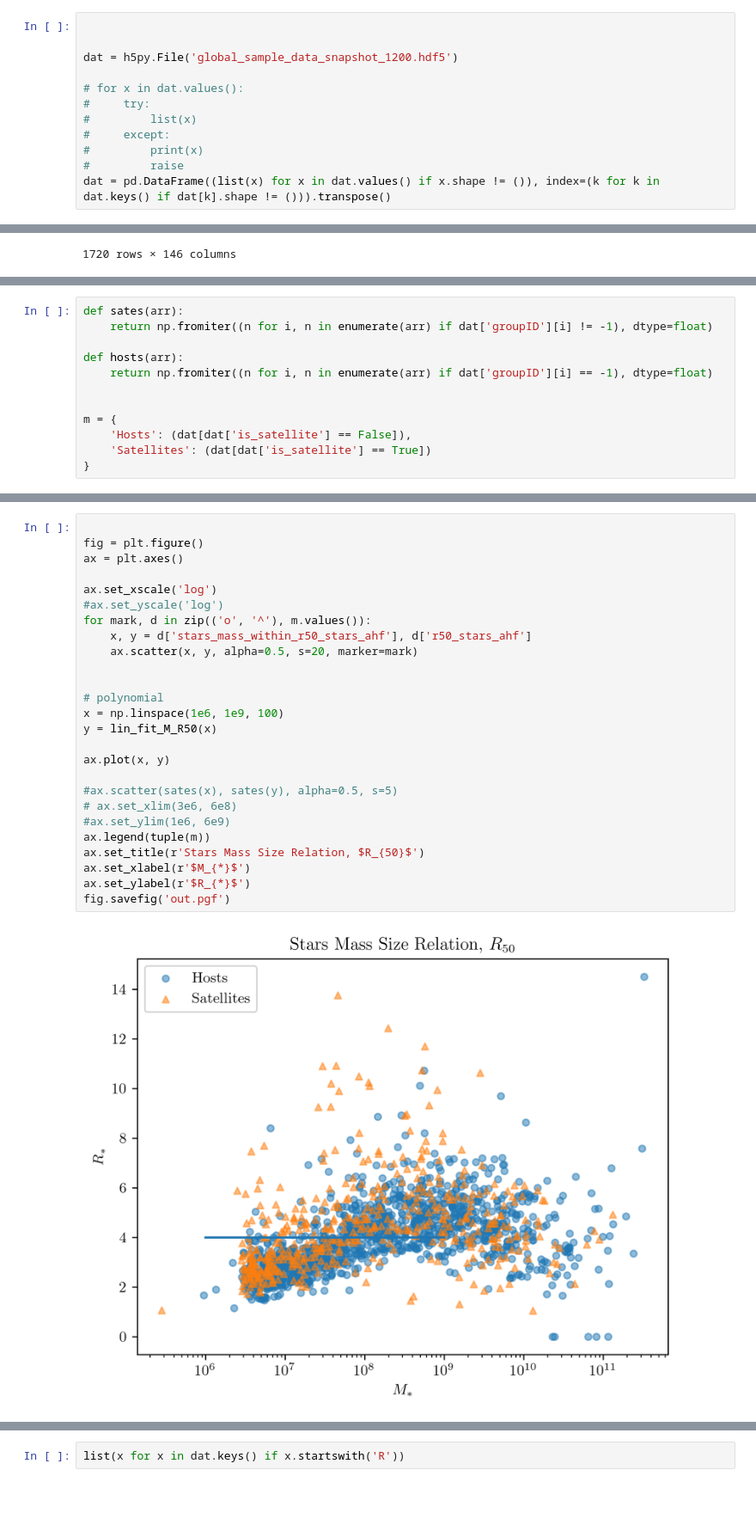
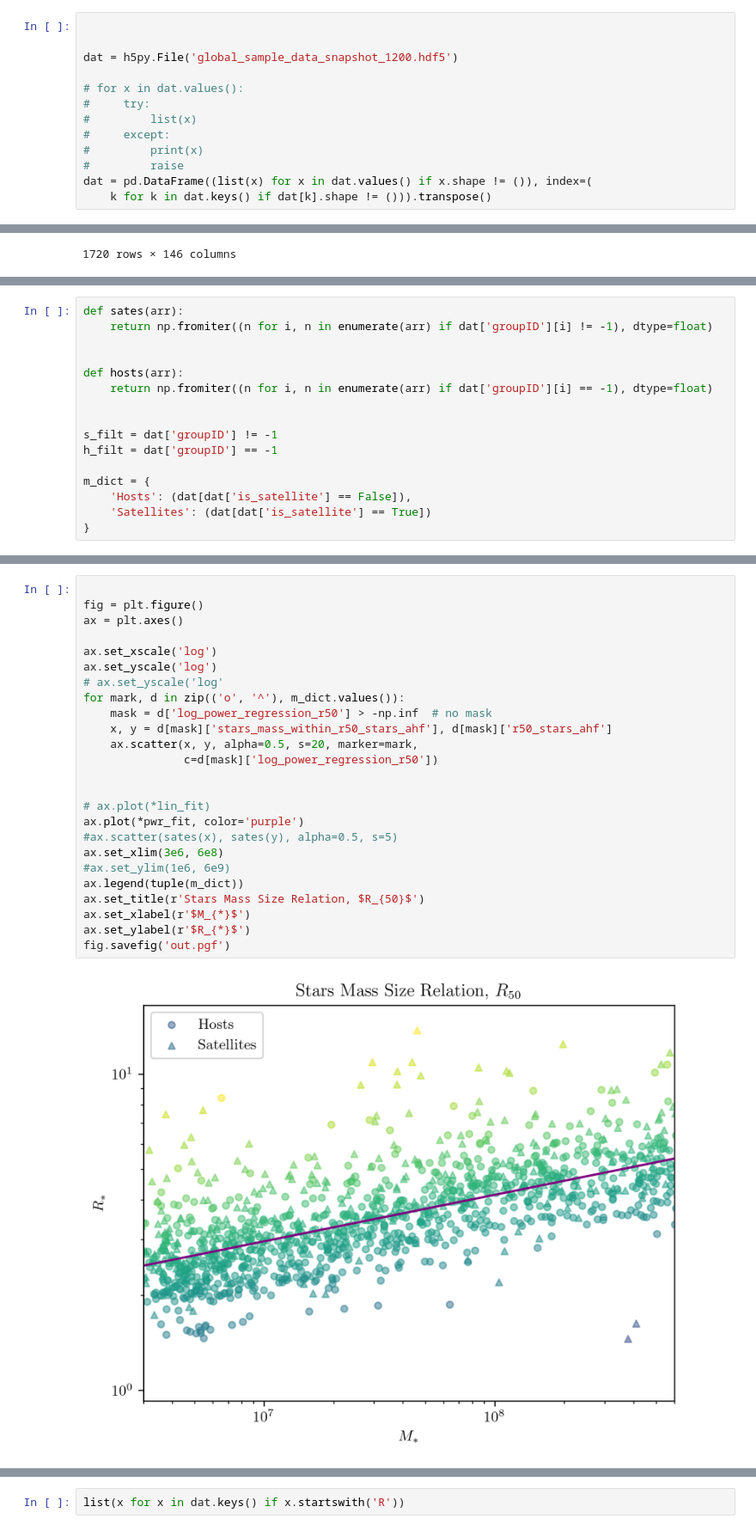
Before and after one commit to mkzeender/thesis, a Jupyter notebook: root_graph.ipynb, the cells around one changed output, grey strips where cells are left out. Shown at 86% size. Saved outputs shown, nothing was run; the diff lists cells and outputs as text; blank space fills up the shorter version.

```diff
--- a/root_graph.ipynb
+++ b/root_graph.ipynb
@@ -33,7 +35,8 @@ dat = h5py.File('global_sample_data_snapshot_1200.hdf5')
 #     except:
 #         print(x)
 #         raise
-dat = pd.DataFrame((list(x) for x in dat.values() if x.shape != ()), index=(k for k in dat.keys() if dat[k].shape != ())).transpose()
+dat = pd.DataFrame((list(x) for x in dat.values() if x.shape != ()), index=(
+    k for k in dat.keys() if dat[k].shape != ())).transpose()
 # %%
 dat['is_satellite'] = dat['groupID'] != -1
 
@@ -78,12 +107,16 @@ list(dat.columns)
 # %%
 def sates(arr):
     return np.fromiter((n for i, n in enumerate(arr) if dat['groupID'][i] != -1), dtype=float)
+
 
 def hosts(arr):
     return np.fromiter((n for i, n in enumerate(arr) if dat['groupID'][i] == -1), dtype=float)
 
 
-m = {
+s_filt = dat['groupID'] != -1
+h_filt = dat['groupID'] == -1
+
+m_dict = {
     'Hosts': (dat[dat['is_satellite'] == False]),
     'Satellites': (dat[dat['is_satellite'] == True])
 }
@@ -99,28 +123,27 @@ array([3.99359991e+00, 7.83554784e-12])
 # %%
 
 fig = plt.figure()
 ax = plt.axes()
 
 ax.set_xscale('log')
-#ax.set_yscale('log')
-for mark, d in zip(('o', '^'), m.values()):
-    x, y = d['stars_mass_within_r50_stars_ahf'], d['r50_stars_ahf']
-    ax.scatter(x, y, alpha=0.5, s=20, marker=mark)
+ax.set_yscale('log')
+# ax.set_yscale('log'
+for mark, d in zip(('o', '^'), m_dict.values()):
+    mask = d['log_power_regression_r50'] > -np.inf  # no mask
+    x, y = d[mask]['stars_mass_within_r50_stars_ahf'], d[mask]['r50_stars_ahf']
+    ax.scatter(x, y, alpha=0.5, s=20, marker=mark,
+               c=d[mask]['log_power_regression_r50'])
 
 
-# polynomial
-x = np.linspace(1e6, 1e9, 100)
-y = lin_fit_M_R50(x)
-
-ax.plot(x, y)
-
+# ax.plot(*lin_fit)
+ax.plot(*pwr_fit, color='purple')
 #ax.scatter(sates(x), sates(y), alpha=0.5, s=5)
-# ax.set_xlim(3e6, 6e8)
+ax.set_xlim(3e6, 6e8)
 #ax.set_ylim(1e6, 6e9)
-ax.legend(tuple(m))
+ax.legend(tuple(m_dict))
 ax.set_title(r'Stars Mass Size Relation, $R_{50}$')
 ax.set_xlabel(r'$M_{*}$')
 ax.set_ylabel(r'$R_{*}$')
 fig.savefig('out.pgf')
 # %% [output]
-[figure, old version]
+[figure, new version]
```
Also changed, not shown: parts of 14 cells of this notebook.
